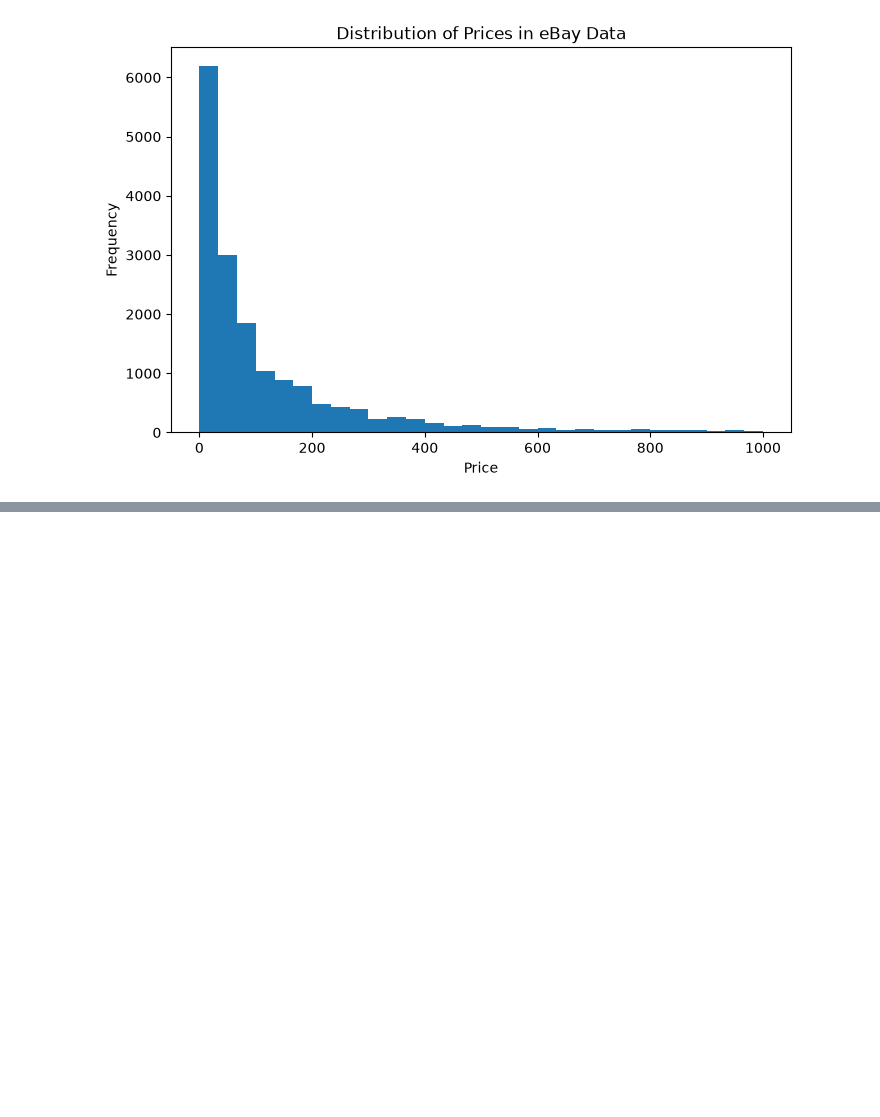
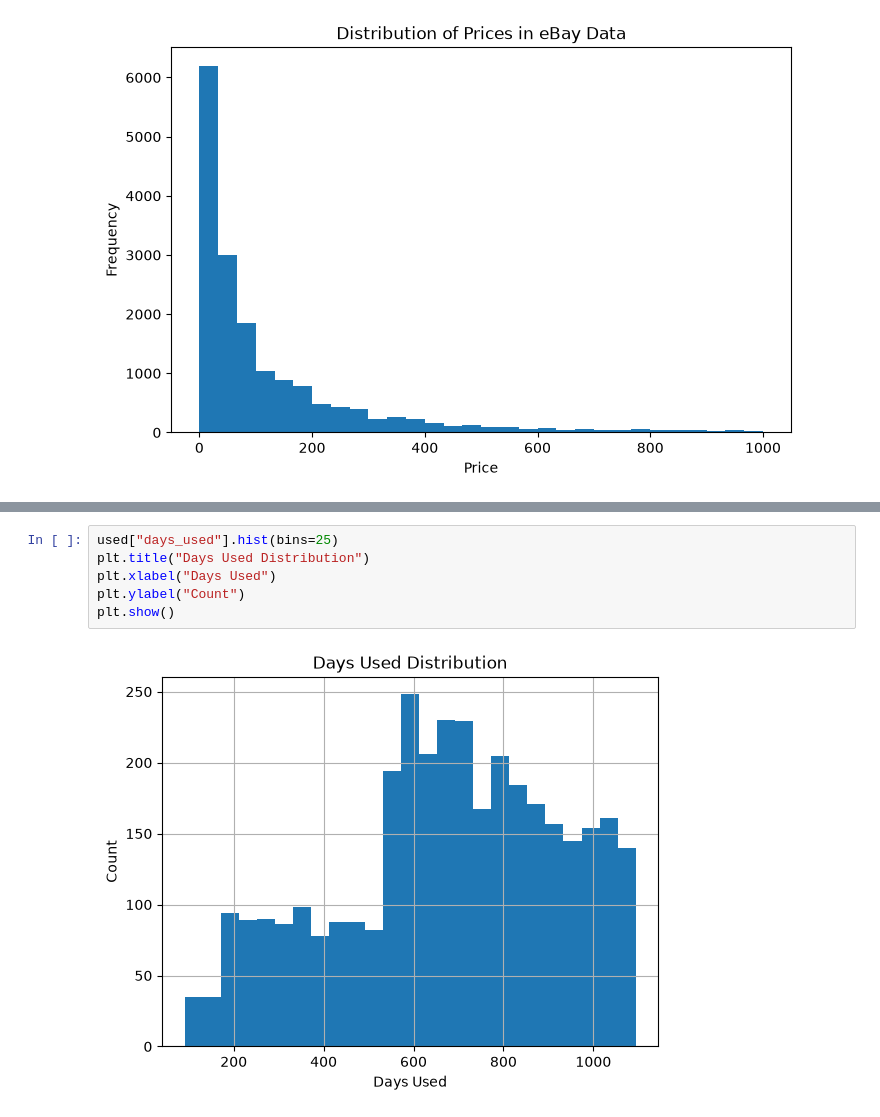
Before and after one commit to Ajay21042005/EchoChain-Lifecycle-Analytics, a Jupyter notebook: notebooks/eda.ipynb, the cells around one changed output, grey strips where cells are left out. Drawn from its saved outputs; the diff is of its cells as text; blank space fills up the shorter version.

```diff
--- a/notebooks/eda.ipynb
+++ b/notebooks/eda.ipynb
@@ -115,0 +120,8 @@ plt.show()
+# %%
+used["days_used"].hist(bins=25)
+plt.title("Days Used Distribution")
+plt.xlabel("Days Used")
+plt.ylabel("Count")
+plt.show()
+# %% [output]
+[figure, added]
```
Also changed, not shown: parts of 6 cells of this notebook.
